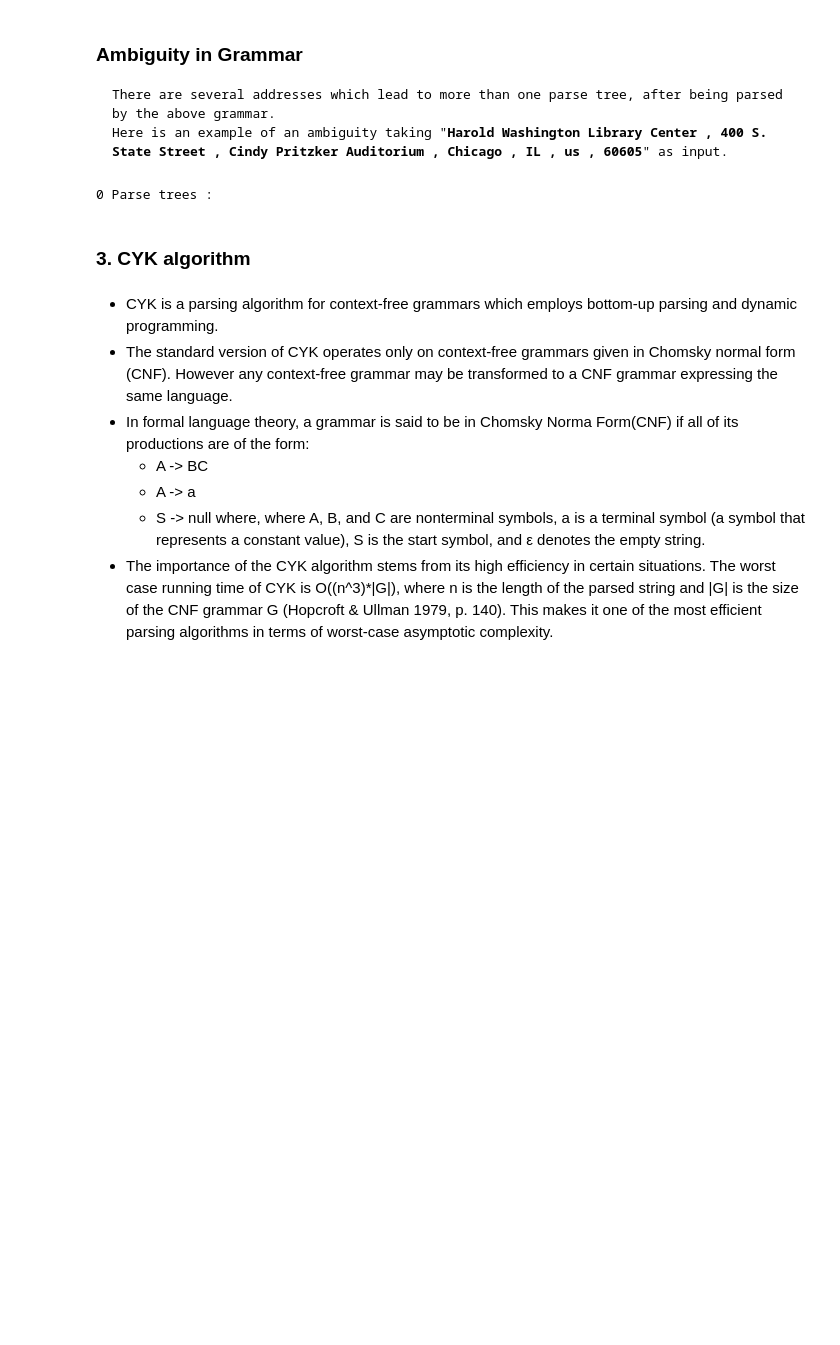
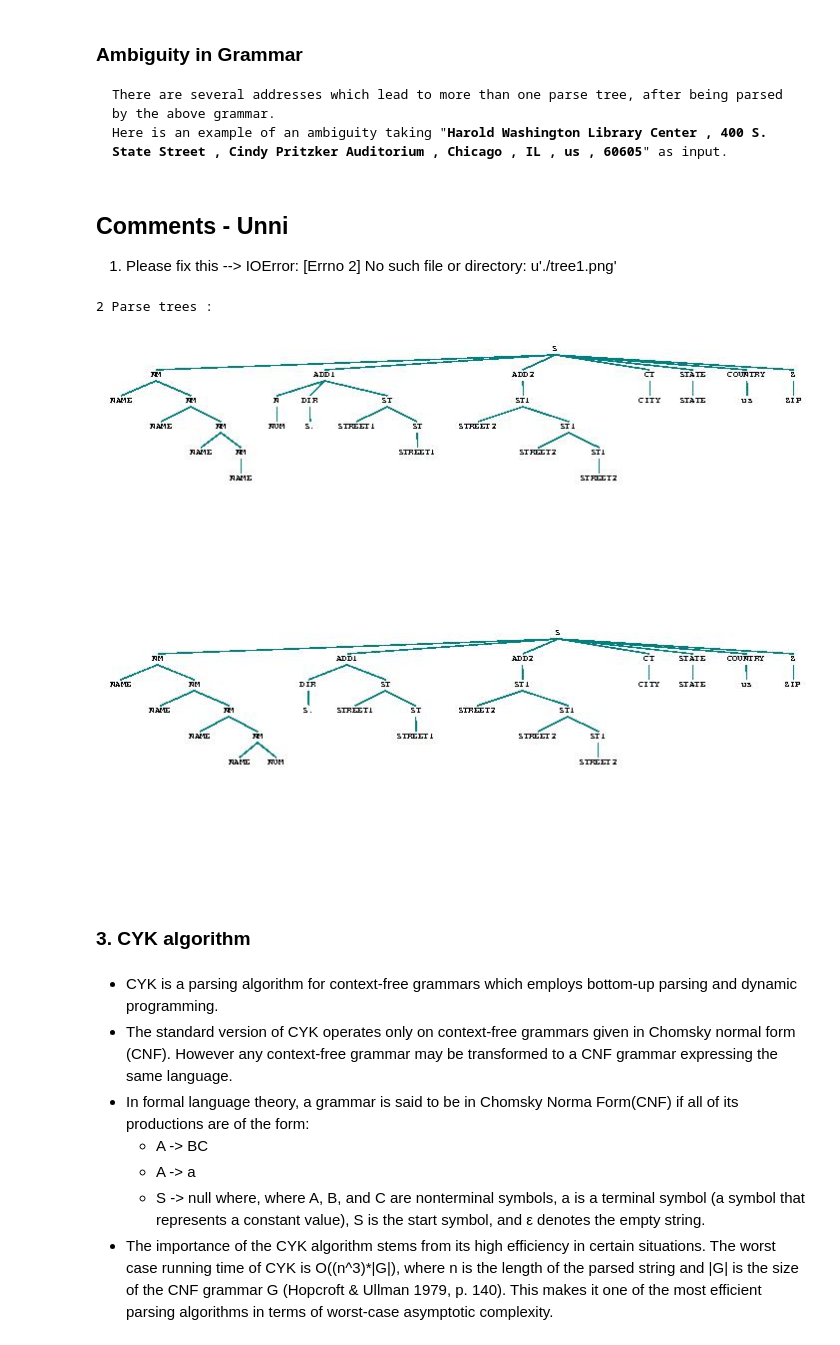
Before and after one commit to bhargav-patel/NotebooksNLP, a Jupyter notebook: notebook1.ipynb, the cells around one changed output. Drawn from its saved outputs; the diff is of its cells as text; code cells hidden in the pictures; blank space fills up the shorter version.

```diff
--- a/notebook1.ipynb
+++ b/notebook1.ipynb
@@ -144,6 +138,5 @@ Strings like "<b>773-702-7034 Carl Sandburg Middle School , 855 W. Hawley Street
 # %%
-%%time
-import nltk
+# %%time
 grammar1 = nltk.CFG.fromstring("""
 S ->  N NM ADD1 ADD2 CT STATE COUNTRY Z |NM ADD1 ADD2 CT STATE COUNTRY Z| NM ADD1 CT STATE COUNTRY Z
 NM -> 'NAME' NM | 'NAME' 'NUM' NM | 'NAME' 'NUM' | 'NAME'
@@ -168,7 +161,7 @@ SS -> 'SUP'
 
 pattern = [(r'^(?!(?:^[0-9][0-9][0-9][0-9][0-9]+$)$)\d+','NUM'),(r'^(?!(?:^[0-9][0-9][0-9][0-9][0-9]+$)|(\(|\)|us|US|N\.|W\.|E\.|S\.|N|W|E|S|n\.|w\.|e\.|s\.|Ave|Ave\.|ave|avenue|Avenue|AVENUE|ave\.|,|Suite|suite|SUITE|Floor|Fl.|Fl|floor|nd|th)$).*','STREET1'),(r'(Suite|suite|SUITE)','SUITE'),(r'(nd|th)','SUP'),(r'(floor|Fl.|Fl|Floor)','FLOOR'),(r',','COM'),(r'\(|\)','BRAC'),(r'Ave|Ave.|ave|avenue|Avenue|AVENUE|ave.','AVENUE'),(r'^[0-9][0-9][0-9][0-9][0-9]+$','ZIP')]
 
-f = open("data/all_addr.csv",encoding="utf-8")
+f = io.open("data/all_addr.csv",encoding="utf-8")
 
 count = 0
 total_count = 0
@@ -254,9 +245,10 @@ Wall time: 1min 40s
 There are several addresses which lead to more than one parse tree, after being parsed by the above grammar.
 Here is an example of an ambiguity taking "<b>Harold Washington Library Center , 400 S. State Street , Cindy Pritzker Auditorium , Chicago , IL , us , 60605</b>" as input.
 </pre>
+# %% [markdown]
+## Comments - Unni
+1. Please fix this --> IOError: [Errno 2] No such file or directory: u'./tree1.png'
 # %%
-import nltk
-
 adr1 = 'Harold Washington Library Center , 400 S. State Street , Cindy Pritzker Auditorium , Chicago , IL , us , 60605'
 grammar1 = nltk.CFG.fromstring("""
 S ->  N NM ADD1 ADD2 CT STATE COUNTRY Z |NM ADD1 ADD2 CT STATE COUNTRY Z| NM ADD1 CT STATE COUNTRY Z
@@ -319,50 +311,39 @@ for (y,x) in (tagger.tag(nltk.word_tokenize(adr1))):
         t.append(y)
 if 'AVENUE' in t :
     p=1
 if p==1:
     for index, item in enumerate(t):
         if 'STREET1' in item :
             start=index
             break
     for index, item in enumerate(t):
         if 'AVENUE' in item :
             end=index
             break
     for i in range(start,end) :
         t[i]='AVENUE'
 
 parser = nltk.ChartParser(grammar1)
 
 
 num_of_parse = len(list(parser.parse(t)))
 
 print(num_of_parse,"Parse trees : ")
-
-from nltk import Tree
-from nltk.draw.util import CanvasFrame
-from nltk.draw import TreeWidget
-
-import os
-from IPython.display import Image
-from IPython.display import display
-
-
 c =0
 for tree in parser.parse(t):
     cf = CanvasFrame()
     t = Tree.fromstring(str(tree))
     tc = TreeWidget(cf.canvas(),t)
     cf.add_widget(tc,10,10) # (10,10) offsets
-    cf.print_to_file('tree'+str(c)+'.ps')
+    cf.print_to_file('output.ps')
+    PIL.Image.open("output.ps").save('./tree'+str(c)+'.jpg')
     cf.destroy()
-
-    os.system('convert tree'+str(c)+'.ps tree'+str(c)+'.png')
-
-    display(Image(filename='./tree'+str(c)+'.png'))
-
+    display(Image(filename='./tree'+str(c)+'.jpg'))
     c+=1
 # %% [output]
-0 Parse trees :
+2 Parse trees :
+[figure, added]
+[figure, added]
 # %% [markdown]
 <h3>3. CYK algorithm</h3>
 # %% [markdown]
```
Also changed, not shown: parts of 8 cells of this notebook.
